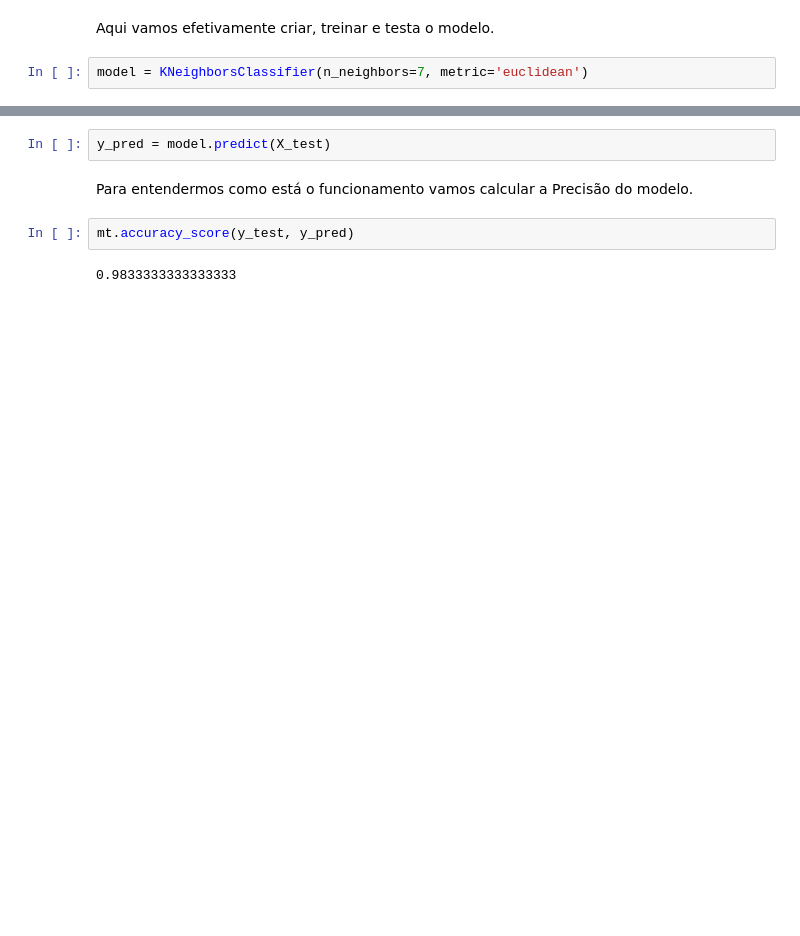
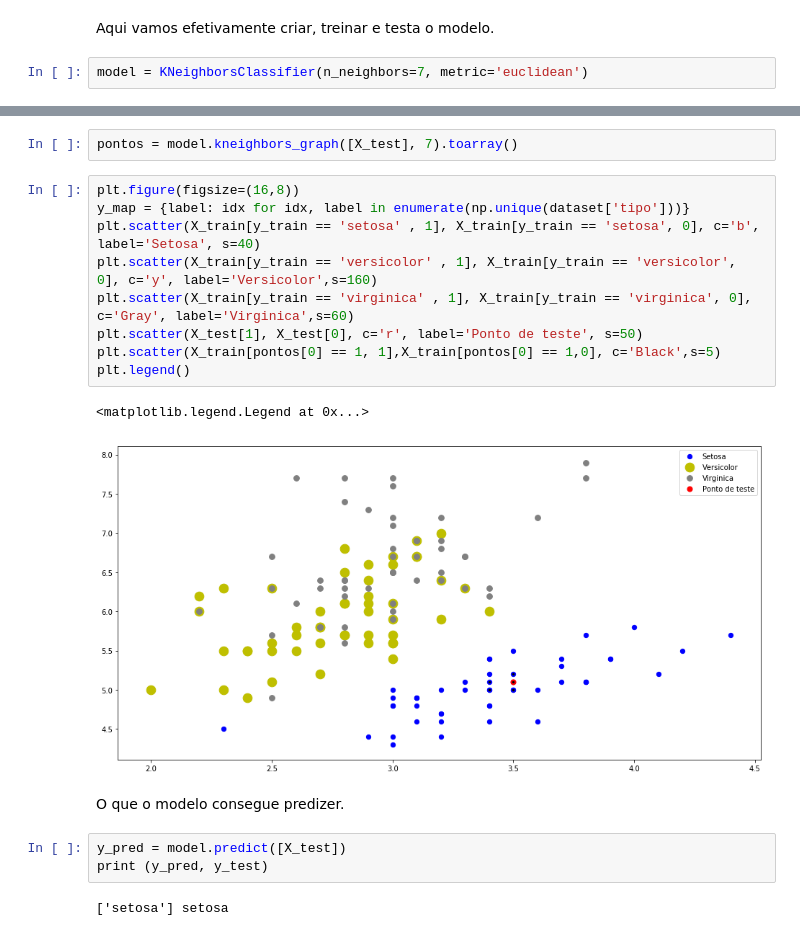
Before and after one commit to ciencia-de-dados-pratica/praticas, a Jupyter notebook: KNN.ipynb, the cells around one changed output, grey strips where cells are left out. Drawn from its saved outputs; the diff is of its cells as text; blank space fills up the shorter version.

```diff
--- a/KNN.ipynb
+++ b/KNN.ipynb
@@ -68,8 +83,21 @@ KNeighborsClassifier(algorithm='auto', leaf_size=30, metric='minkowski',
+# %%
+pontos = model.kneighbors_graph([X_test], 7).toarray()
+# %%
+plt.figure(figsize=(16,8))
+y_map = {label: idx for idx, label in enumerate(np.unique(dataset['tipo']))}
+plt.scatter(X_train[y_train == 'setosa' , 1], X_train[y_train == 'setosa', 0], c='b', label='Setosa', s=40)
+plt.scatter(X_train[y_train == 'versicolor' , 1], X_train[y_train == 'versicolor', 0], c='y', label='Versicolor',s=160)
+plt.scatter(X_train[y_train == 'virginica' , 1], X_train[y_train == 'virginica', 0], c='Gray', label='Virginica',s=60)
+plt.scatter(X_test[1], X_test[0], c='r', label='Ponto de teste', s=50)
+plt.scatter(X_train[pontos[0] == 1, 1],X_train[pontos[0] == 1,0], c='Black',s=5)
+plt.legend()
+# %% [output]
+<matplotlib.legend.Legend at 0x...>
+[figure, added]
+# %% [markdown]
+O que o modelo consegue predizer.
 # %%
-y_pred = model.predict(X_test)
+y_pred = model.predict([X_test])
+print (y_pred, y_test)
+# %% [output]
+['setosa'] setosa
-# %% [markdown]
-Para entendermos como está o funcionamento vamos calcular a Precisão do modelo.
-# %%
-mt.accuracy_score(y_test, y_pred)
-# %% [output]
-0.9833333333333333
```
Also changed, not shown: parts of 14 cells of this notebook.
